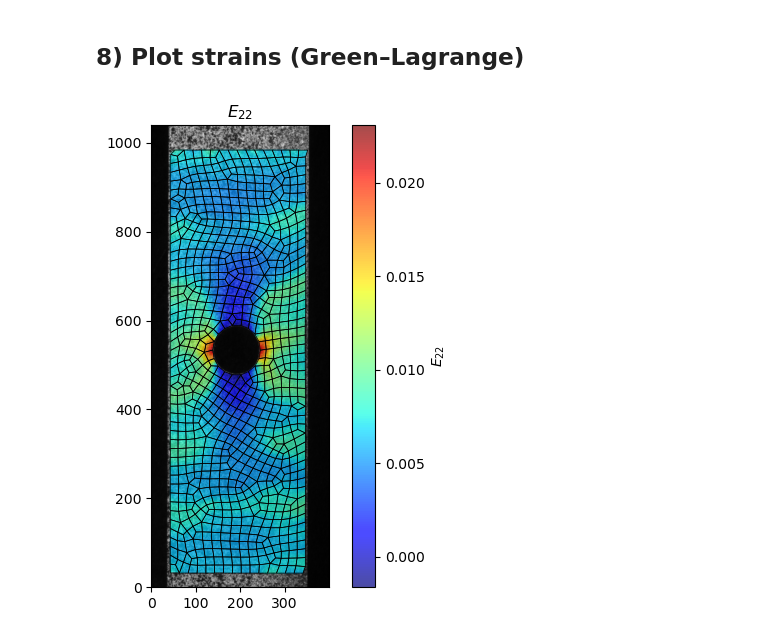
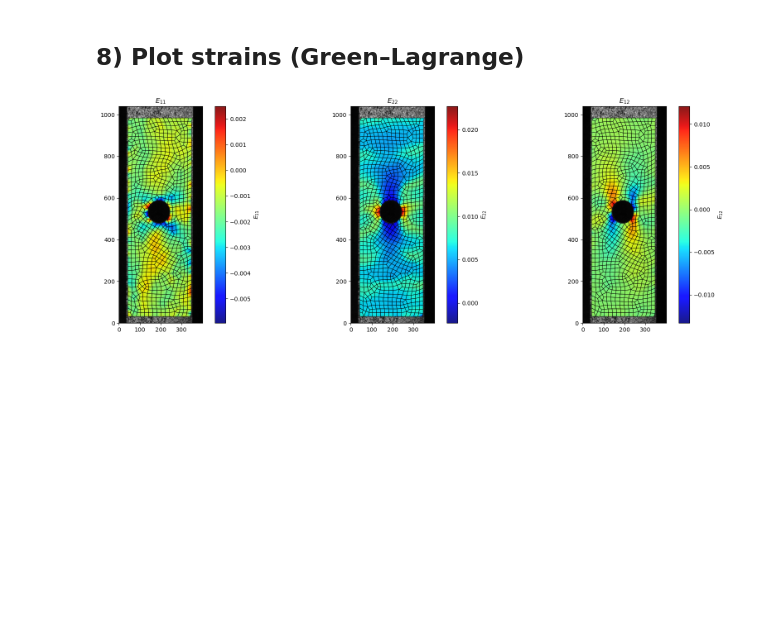
Before and after one commit to EmileRouxSMB/D2IC, a Jupyter notebook: doc/01_Simple2D_DIC.ipynb, the cells around one changed output. Cells and saved outputs as stored; diff of their text form; code cells hidden in the pictures; blank space fills up the shorter version.

```diff
--- a/doc/01_Simple2D_DIC.ipynb
+++ b/doc/01_Simple2D_DIC.ipynb
@@ -147,6 +147,2 @@ diagnostics: {'stage': 'mesh_based', 'n_iters': 121, 'history': 'attached', 'str
 # %% [markdown]
 ## 6) Visualize the displacement field
-# %%
-plotter = DICPlotter(result=result, mesh=mesh, def_image=im_def, ref_image=im_ref, project_on_deformed='fast')
-fig, ax = plotter.plot('u2', image_alpha=0.7, plotmesh=True)
-plt.show()
@@ -154,0 +149,7 @@ plt.show()
+# %%
+plotter = DICPlotter(result=result, mesh=mesh, def_image=im_def, ref_image=im_ref, project_on_deformed='fast')
+fig, axs = plt.subplots(1, 2, figsize=(18, 6))
+for field, ax in zip(["U1", "U2"], axs):
+    plotter.plot_into(ax, field, image_alpha=0.9, plotmesh=True)
+plt.tight_layout()
+plt.show()
@@ -179,9 +182,10 @@ refined mean [px]: [-0.70324932 -8.38227927]
 # %% [markdown]
 ## 8) Plot strains (Green–Lagrange)
 # %%
-res_to_plot = result_refined if 'result_refined' in globals() else result
-plotter_strain = DICPlotter(result=res_to_plot, mesh=mesh, def_image=im_def, ref_image=im_ref, project_on_deformed='fast')
-fig, ax = plotter_strain.plot('e22', image_alpha=0.7, plotmesh=True)
+fig, axs = plt.subplots(1, 3, figsize=(18, 6))
+for field, ax in zip(["E11", "E22", "E12"], axs):
+    plotter.plot_into(ax, field, image_alpha=0.9, plotmesh=True)
+plt.tight_layout()
 plt.show()
 # %% [output]
-[figure, old version]
+[figure, new version]
```
Also changed, not shown: parts of 4 cells of this notebook, 5 other files.
